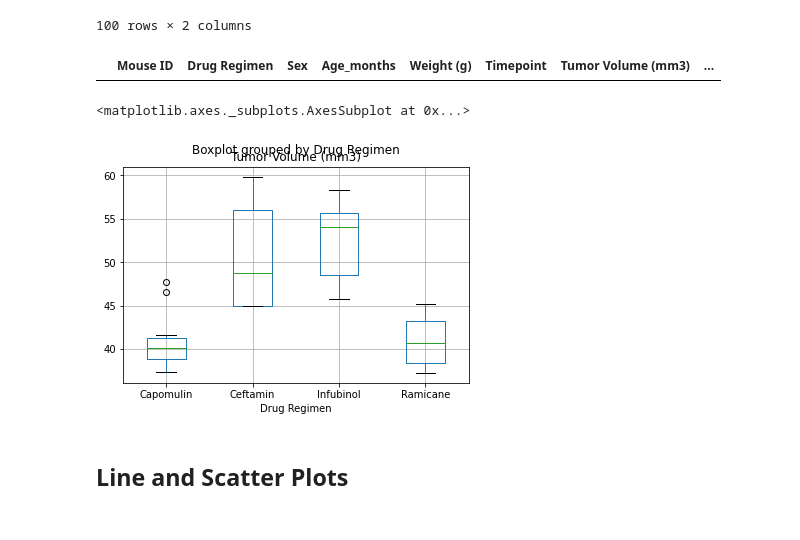
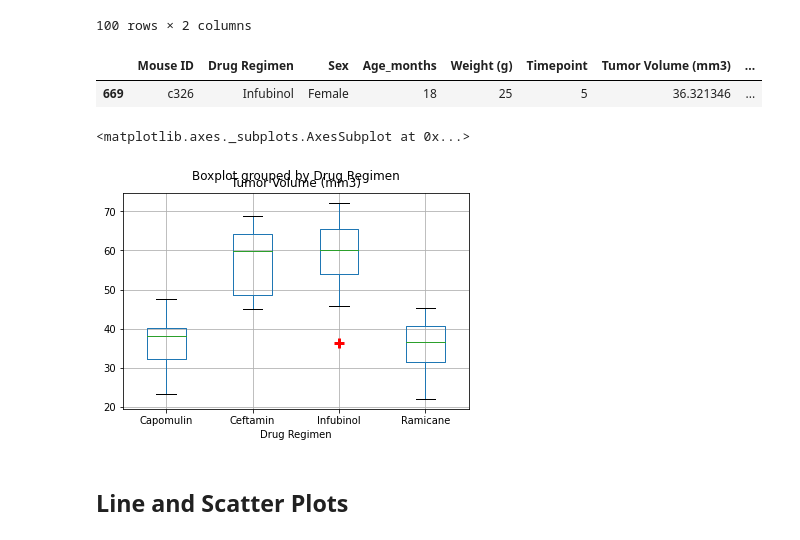
Before and after one commit to engeljason/matplotlib_playground, a Jupyter notebook: Pymaceuticals/pymaceuticals.ipynb, the cells around one changed output. Cells and saved outputs as stored; diff of their text form; code cells hidden in the pictures.

Commit message:
outliers by regimen

```diff
--- a/Pymaceuticals/pymaceuticals.ipynb
+++ b/Pymaceuticals/pymaceuticals.ipynb
@@ -133,26 +133,28 @@ tumor_v_df.set_index(["Drug Regimen", "Mouse ID"]).loc[:,["Timepoint", "Tumor Vo
 100 rows × 2 columns
 # %%
 # Calculate the quartiles
-q1 = tumor_v_df["Tumor Volume (mm3)"].quantile(0.25)
-q2 = tumor_v_df["Tumor Volume (mm3)"].quantile(0.50)
-q3 = tumor_v_df["Tumor Volume (mm3)"].quantile(0.75)
+all_outliers = []
+for drug in drugs:
+    drug_s = tumor_v_df[tumor_v_df["Drug Regimen"] == drug]
+    q1 = drug_s["Tumor Volume (mm3)"].quantile(0.25)
+    q2 = drug_s["Tumor Volume (mm3)"].quantile(0.50)
+    q3 = drug_s["Tumor Volume (mm3)"].quantile(0.75)
 
-# Calculate the IQR and quantitatively determine if there are any potential outliers across all four treatment regimens.
-iqr = q3-q1
-column = "Tumor Volume (mm3)"
-outliers = tumor_v_df[tumor_v_df["Drug Regimen"] == "Capomulin"].query('~((@q1 - 1.5 * @iqr) <= `Tumor Volume (mm3)` <= (@q3 + 1.5 * @iqr) )')
-outliers
+    # Calculate the IQR and quantitatively determine if there are any potential outliers across all four treatment regimens.
+    iqr = q3-q1
+    outliers = drug_s.query('~((@q1 - 1.5 * @iqr) <= `Tumor Volume (mm3)` <= (@q3 + 1.5 * @iqr) )')
+    all_outliers.append(outliers)
+pd.concat(all_outliers)
 # %% [output]
 |  | Mouse ID | Drug Regimen | Sex | Age_months | Weight (g) | Timepoint | Tumor Volume (mm3) | ... |
+| 669 | c326 | Infubinol | Female | 18 | 25 | 5 | 36.321346 | ... |
 # %%
 # Generate a box plot of the final tumor volume of each mouse across four regimens of interest
-mask = tumor_v_df["Tumor Volume (mm3)"].between(q1, q3, inclusive = True)
-iqr = tumor_v_df.loc[mask]
 
-iqr.boxplot(column = "Tumor Volume (mm3)", by = "Drug Regimen")
+tumor_v_df.boxplot(column = "Tumor Volume (mm3)", by = "Drug Regimen", flierprops = {"mec" : "red", "mew" : 3, "marker" : "+", "ms" : 10})
 # %% [output]
 <matplotlib.axes._subplots.AxesSubplot at 0x...>
-[figure, old version]
+[figure, new version]
 # %% [markdown]
 ## Line and Scatter Plots
 # %%
```
